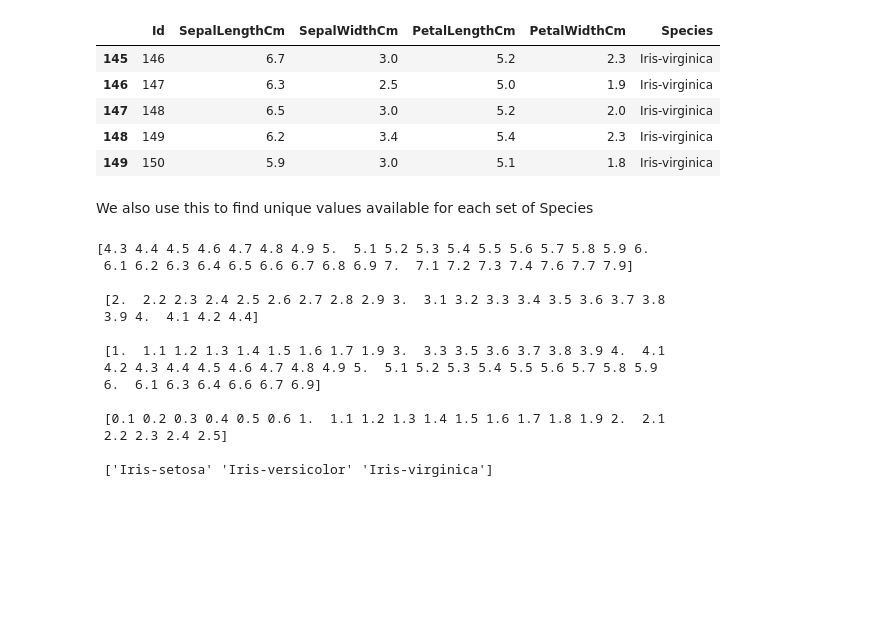
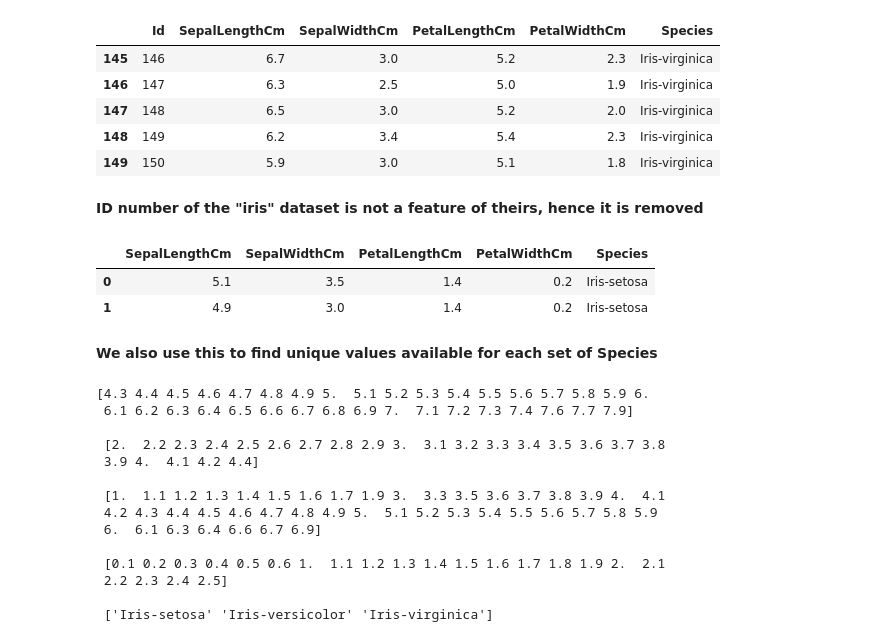
Before and after one commit to 2211Jarl/proj, a Jupyter notebook: iris.ipynb, the cells around one changed output. Drawn from its saved outputs; the diff is of its cells as text; code cells hidden in the pictures; blank space fills up the shorter version.

```diff
--- a/iris.ipynb
+++ b/iris.ipynb
@@ -28,8 +33,17 @@ df.tail()
 | 147 | 148 | 6.5 | 3.0 | 5.2 | 2.0 | Iris-virginica |
 | 148 | 149 | 6.2 | 3.4 | 5.4 | 2.3 | Iris-virginica |
 | 149 | 150 | 5.9 | 3.0 | 5.1 | 1.8 | Iris-virginica |
+# %% [markdown]
+**ID number of the "iris" dataset is not a feature of theirs, hence it is removed**
+# %%
+df.drop(['Id'], axis=1, inplace=True)
+df.head(2)
+# %% [output]
+|  | SepalLengthCm | SepalWidthCm | PetalLengthCm | PetalWidthCm | Species |
+| 0 | 5.1 | 3.5 | 1.4 | 0.2 | Iris-setosa |
+| 1 | 4.9 | 3.0 | 1.4 | 0.2 | Iris-setosa |
 # %% [markdown]
-We also use this to find unique values available for each set of Species
+**We also use this to find unique values available for each set of Species**
 # %%
 #to find unique value :/
 print(np.unique(df['SepalLengthCm']))
```
Also changed, not shown: parts of 11 cells of this notebook.
